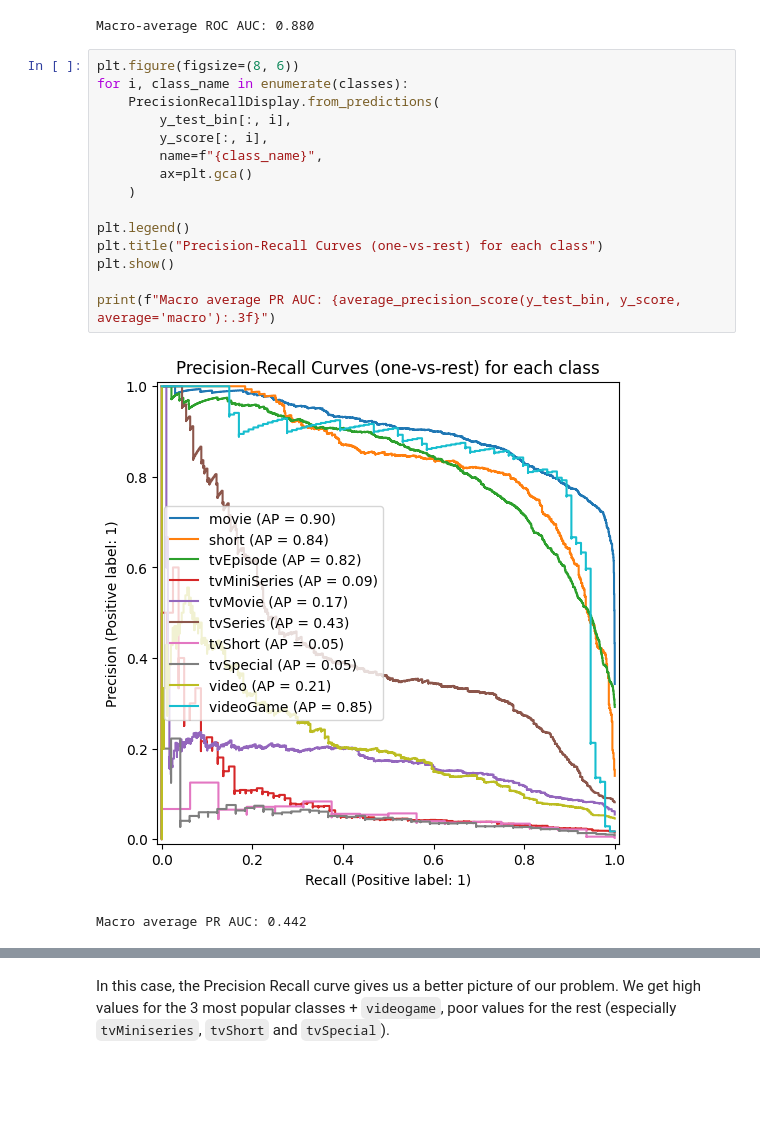
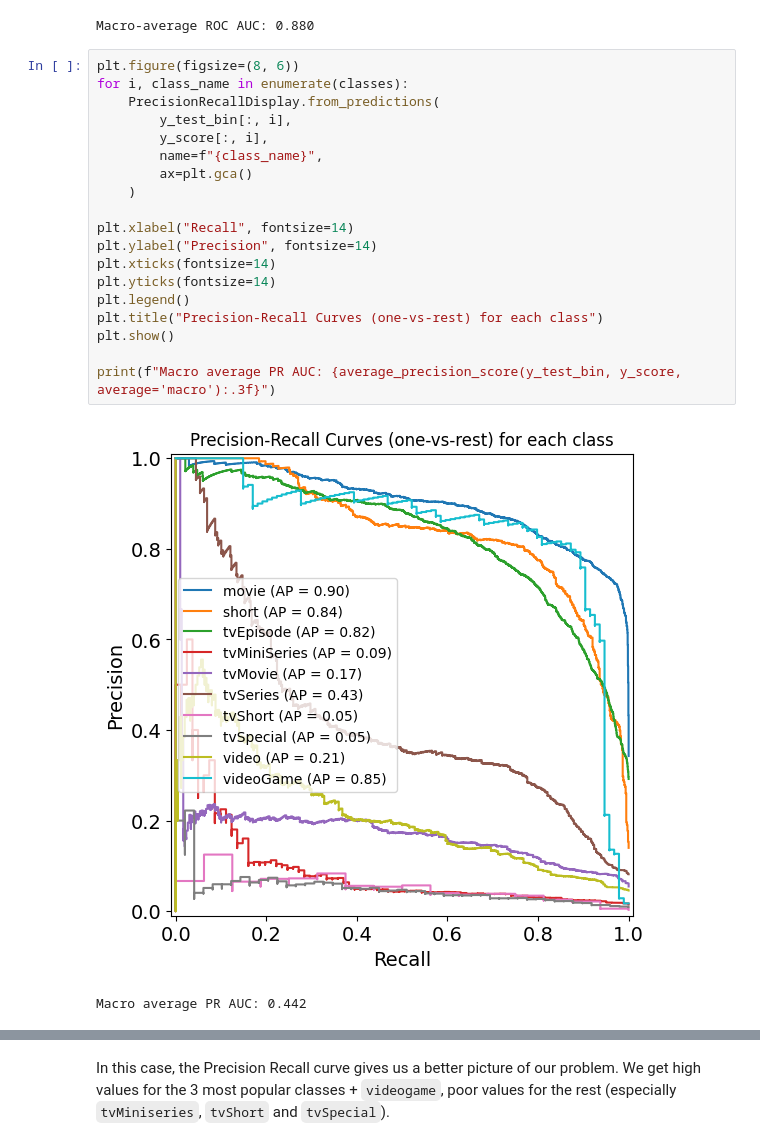
Before and after one commit to g-fabiani4-unipi/dm1_project, a Jupyter notebook: src/naive_bayes.ipynb, the cells around one changed output, grey strips where cells are left out. Cells and saved outputs as stored; diff of their text form; blank space fills up the shorter version.

```diff
--- a/src/naive_bayes.ipynb
+++ b/src/naive_bayes.ipynb
@@ -199,18 +200,22 @@ Macro-average ROC AUC: 0.880
 # %%
 plt.figure(figsize=(8, 6))
 for i, class_name in enumerate(classes):
     PrecisionRecallDisplay.from_predictions(
         y_test_bin[:, i],
         y_score[:, i],
         name=f"{class_name}",
         ax=plt.gca()
     )
 
+plt.xlabel("Recall", fontsize=14)
+plt.ylabel("Precision", fontsize=14)
+plt.xticks(fontsize=14)
+plt.yticks(fontsize=14)
 plt.legend()
 plt.title("Precision-Recall Curves (one-vs-rest) for each class")
 plt.show()
 
 print(f"Macro average PR AUC: {average_precision_score(y_test_bin, y_score, average='macro'):.3f}")
 # %% [output]
-[figure, old version]
+[figure, new version]
 Macro average PR AUC: 0.442
```
Also changed, not shown: parts of 13 cells of this notebook, 9 other files.
